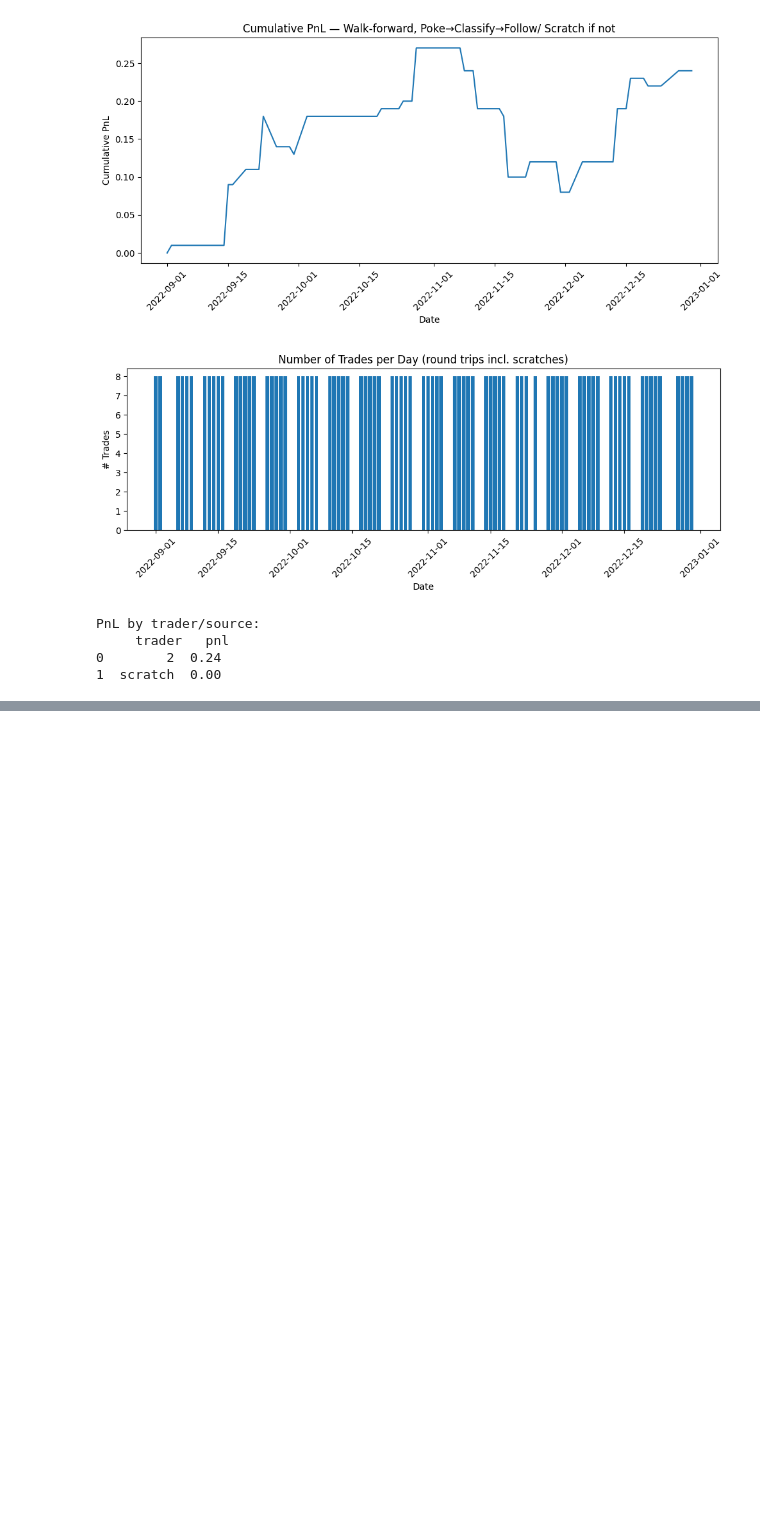
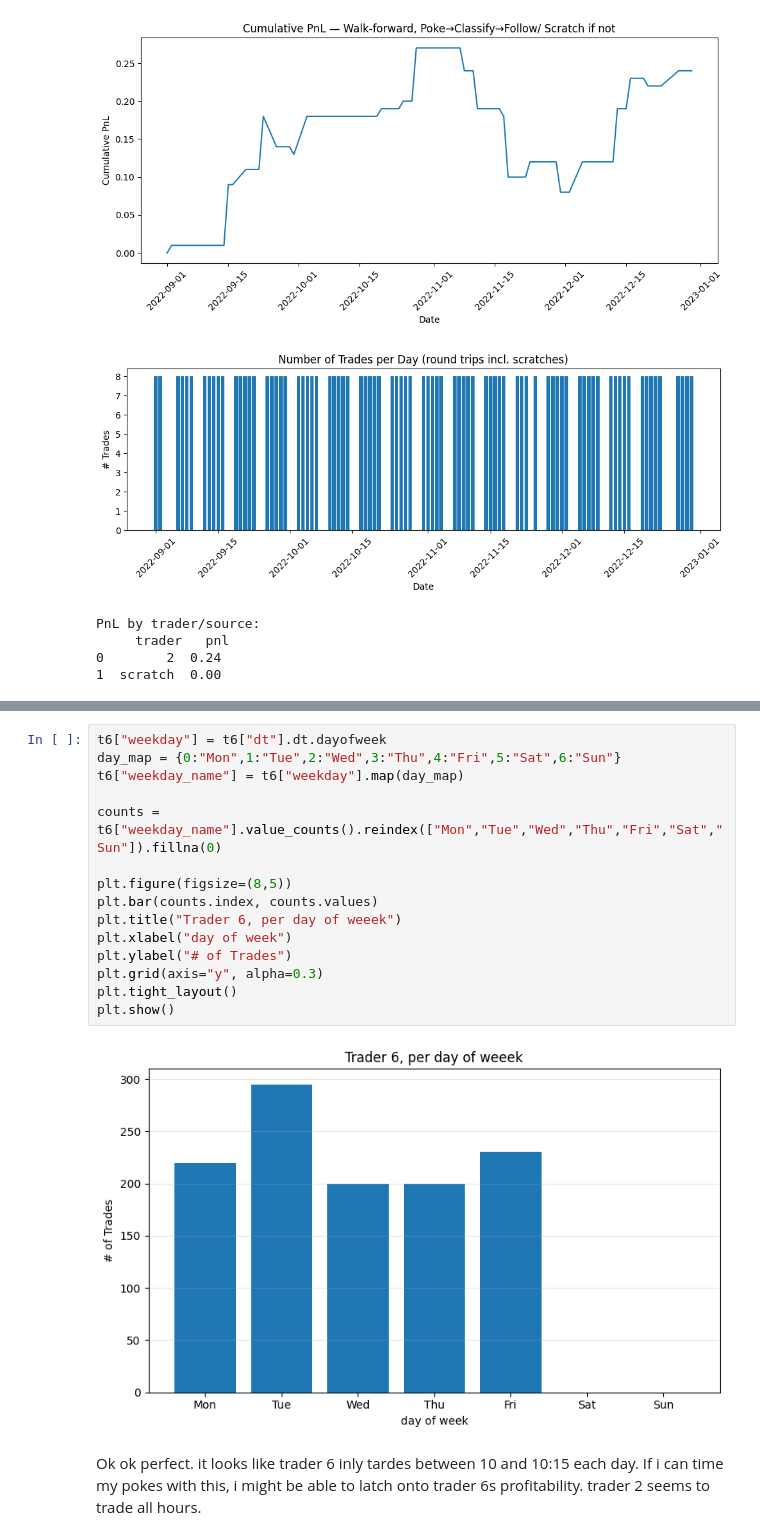
Before and after one commit to FreddieLewin23/FreddieLewin23, a Jupyter notebook: version2_sig_data_exercise.ipynb, the cells around one changed output, grey strips where cells are left out. Cells and saved outputs as stored; diff of their text form; blank space fills up the shorter version.

```diff
--- a/version2_sig_data_exercise.ipynb
+++ b/version2_sig_data_exercise.ipynb
@@ -827,0 +859,19 @@ After a lot of trying to make the strategy work, I believe the backtest has ran
+# %%
+t6["weekday"] = t6["dt"].dt.dayofweek
+day_map = {0:"Mon",1:"Tue",2:"Wed",3:"Thu",4:"Fri",5:"Sat",6:"Sun"}
+t6["weekday_name"] = t6["weekday"].map(day_map)
+
+counts = t6["weekday_name"].value_counts().reindex(["Mon","Tue","Wed","Thu","Fri","Sat","Sun"]).fillna(0)
+
+plt.figure(figsize=(8,5))
+plt.bar(counts.index, counts.values)
+plt.title("Trader 6, per day of weeek")
+plt.xlabel("day of week")
+plt.ylabel("# of Trades")
+plt.grid(axis="y", alpha=0.3)
+plt.tight_layout()
+plt.show()
+# %% [output]
+[figure, added]
+# %% [markdown]
+Ok ok perfect. it looks like trader 6 inly tardes between 10 and 10:15 each day. If i can time my pokes with this, i might be able to latch onto trader 6s profitability. trader 2 seems to trade all hours.
```
Also changed, not shown: parts of 6 cells of this notebook.
